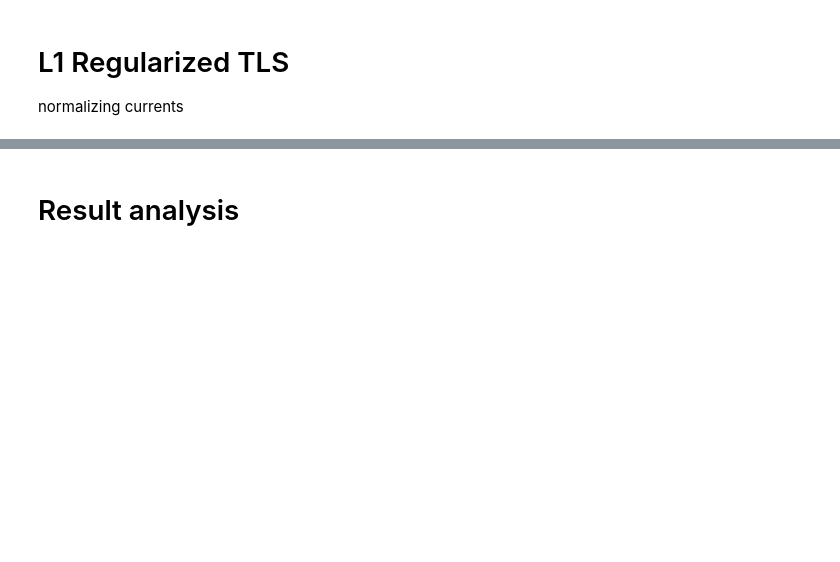
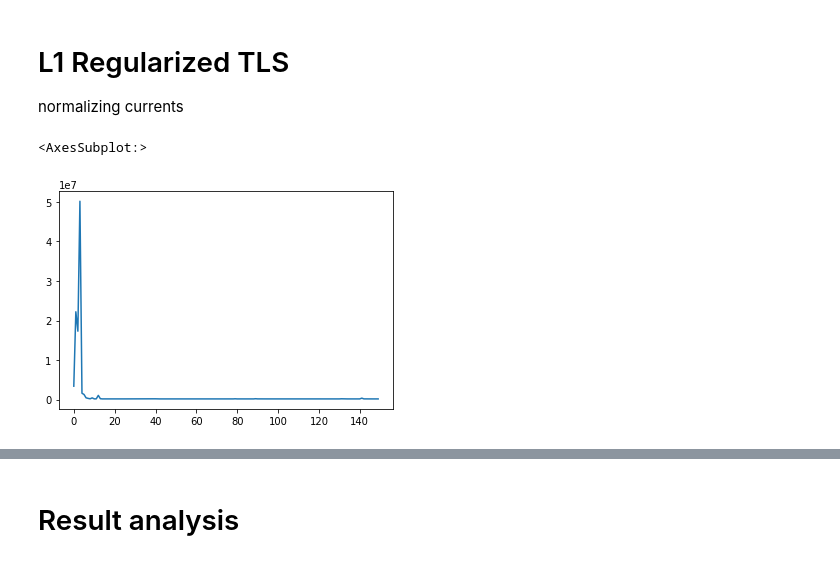
Before and after one commit to DecodEPFL/eiv-grid-id, a Jupyter notebook: notebooks/EF_10_big_network_polar.ipynb, the cells around one changed output, grey strips where cells are left out. Saved outputs shown, nothing was run; the diff lists cells and outputs as text; code cells hidden in the pictures; blank space fills up the shorter version.

```diff
--- a/notebooks/EF_10_big_network_polar.ipynb
+++ b/notebooks/EF_10_big_network_polar.ipynb
@@ -331,5 +332,8 @@ with mlflow.start_run(run_name='S-TLS with covariance'):
         mlflow.log_metric('fro_error_evo', value=sparse_tls_cov_errors[i], step=i)
         mlflow.log_metric('opt_cost_evo', value=sparse_tls_cov_targets[i], step=i)
 # %%
-sparse_tls_cov_errors.plot()
+#sparse_tls_cov_errors.plot()
 #sparse_tls_cov_targets.copy().multiply(0.00004).plot()
+# %% [output]
+<AxesSubplot:>
+[figure, added]
```
Also changed, not shown: parts of 10 cells of this notebook, 11 other files.
